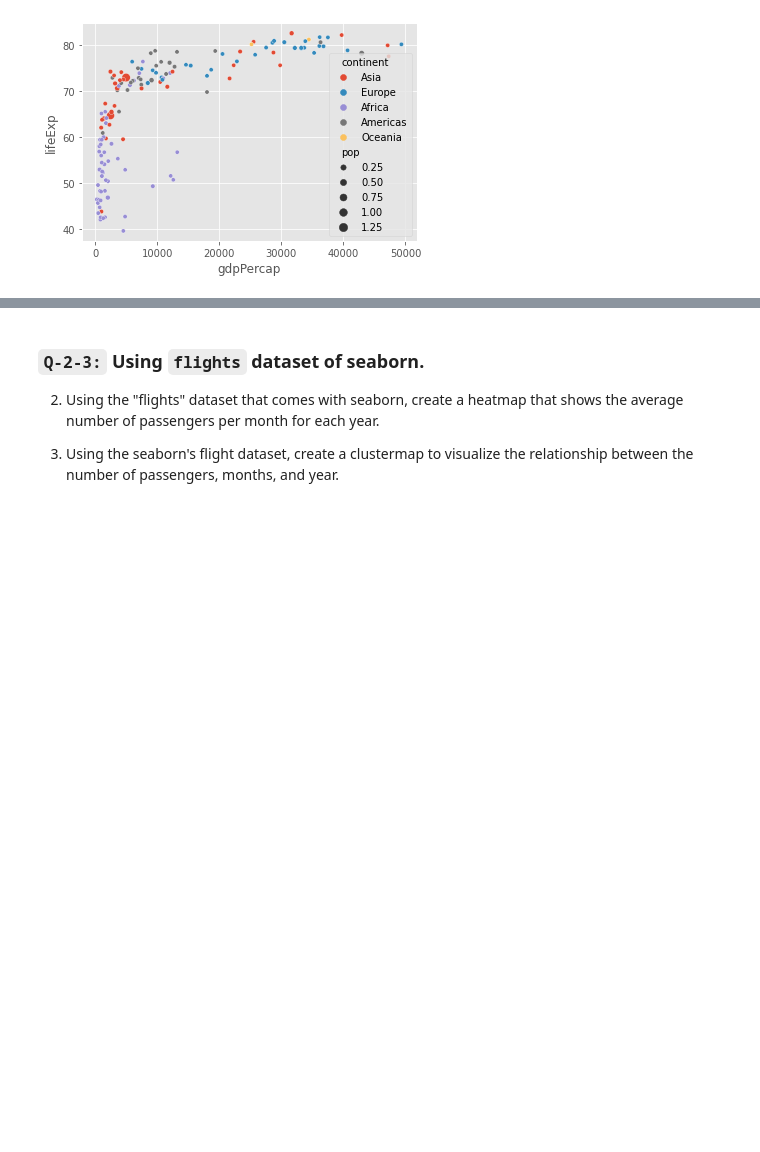
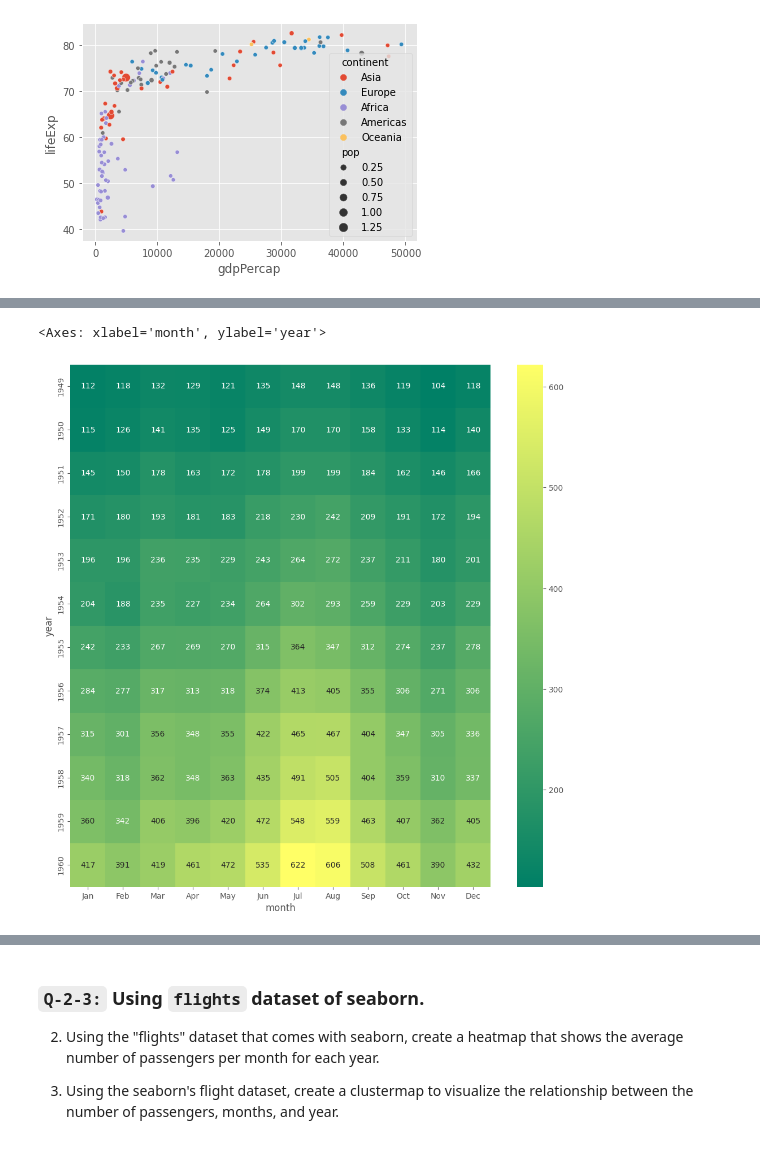
Before and after one commit to singhbhaskar360/Python_ML, a Jupyter notebook: Seaborn_task_25_solutions.ipynb, the cells around one changed output, grey strips where cells are left out. Saved outputs shown, nothing was run; the diff lists cells and outputs as text; code cells hidden in the pictures; blank space fills up the shorter version.

```diff
--- a/Seaborn_task_25_solutions.ipynb
+++ b/Seaborn_task_25_solutions.ipynb
@@ -28,3 +33,6 @@ sns.scatterplot(data=df.query('year == 2007'), x='gdpPercap',y='lifeExp',hue='co
 # %% [output]
 <matplotlib.axes._subplots.AxesSubplot at 0x...>
 [figure]
+# %%
+flights=sns.load_dataset('flights')
+flights.head()
@@ -30,0 +63,7 @@ sns.scatterplot(data=df.query('year == 2007'), x='gdpPercap',y='lifeExp',hue='co
+# %%
+f=flights.pivot_table(index='year',columns='month',values='passengers',aggfunc='mean')
+plt.figure(figsize=(12,12))
+sns.heatmap(f,annot=True,cmap='summer',fmt='g')
+# %% [output]
+<Axes: xlabel='month', ylabel='year'>
+[figure, added]
```
Also changed, not shown: parts of 7 cells of this notebook.
